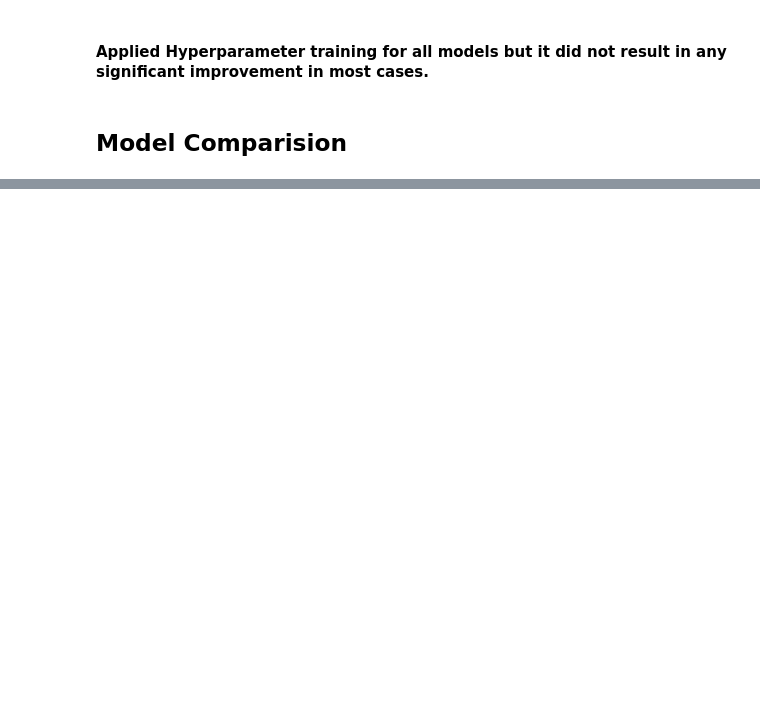
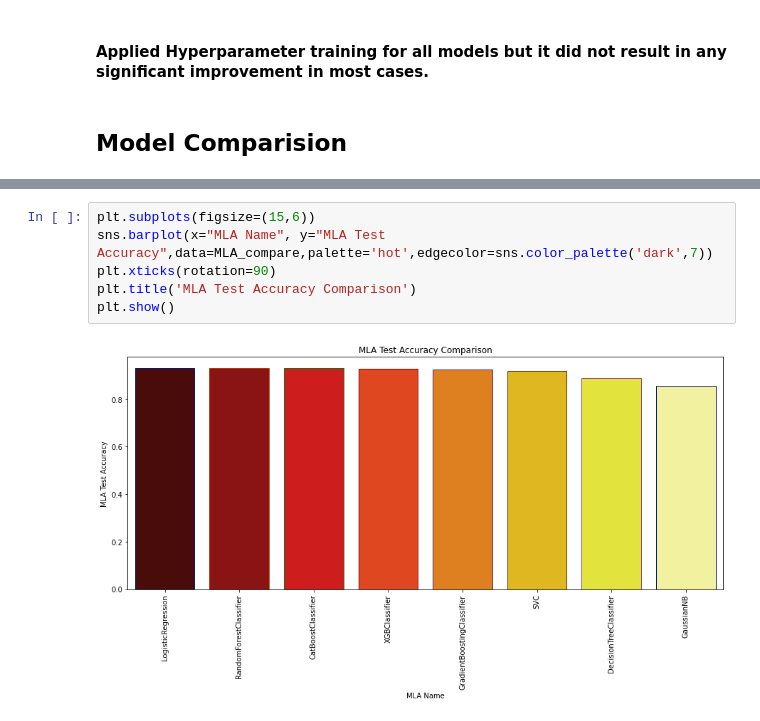
Before and after one commit to SpyzzVVarun/Precipitation-prediction-using-ML, a Jupyter notebook: BasicDIYML_withoutUPSAMPLING.ipynb, the cells around one changed output, grey strips where cells are left out. Cells and saved outputs as stored; diff of their text form; blank space fills up the shorter version.

```diff
--- a/BasicDIYML_withoutUPSAMPLING.ipynb
+++ b/BasicDIYML_withoutUPSAMPLING.ipynb
@@ -708,0 +746,8 @@ CAT: 0.928849 (0.030465)
+# %%
+plt.subplots(figsize=(15,6))
+sns.barplot(x="MLA Name", y="MLA Test Accuracy",data=MLA_compare,palette='hot',edgecolor=sns.color_palette('dark',7))
+plt.xticks(rotation=90)
+plt.title('MLA Test Accuracy Comparison')
+plt.show()
+# %% [output]
+[figure, added]
```
Also changed, not shown: parts of 17 cells of this notebook.
